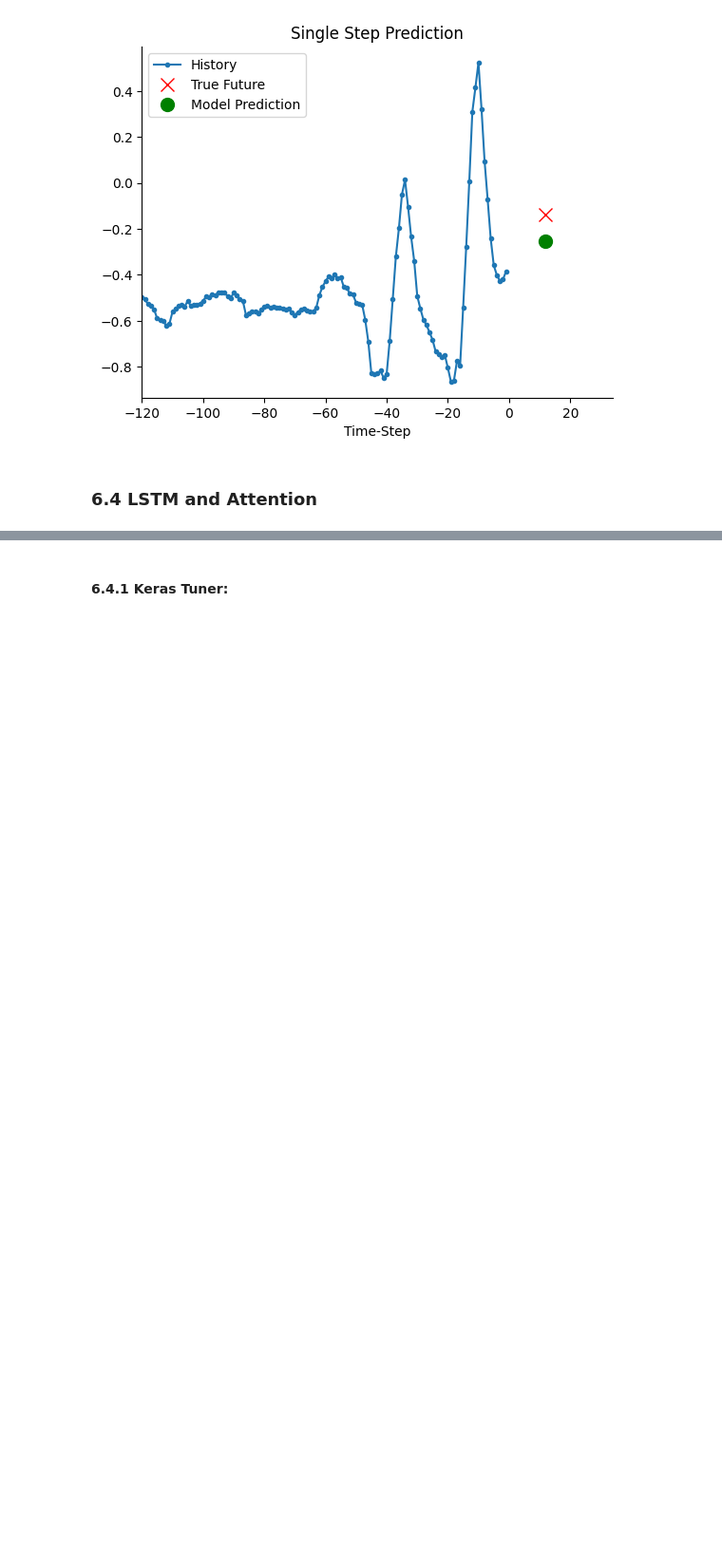
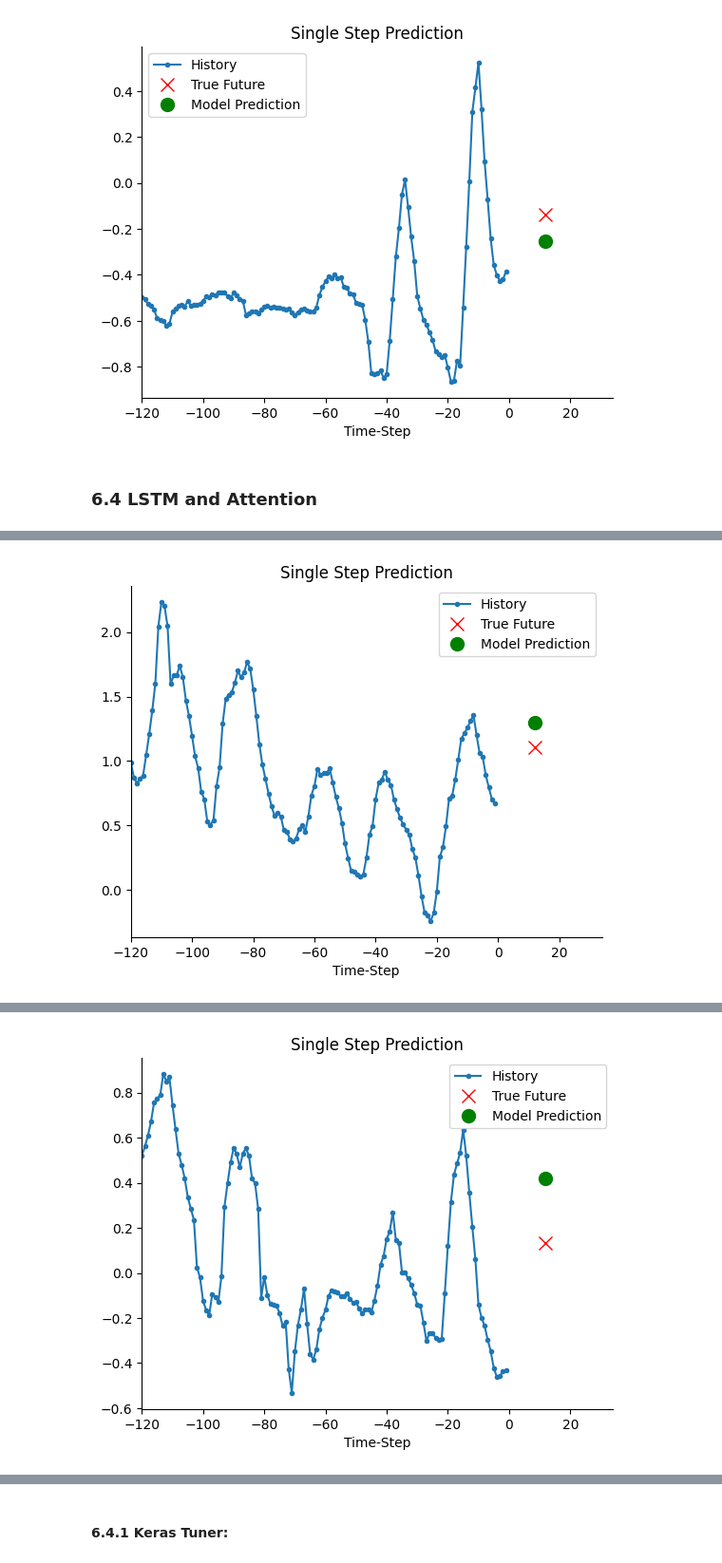
Before and after one commit to fabriziobasso/Time_Series_Files, a Jupyter notebook: TS_Analysis_Keras_file.ipynb, the cells around one changed output, grey strips where cells are left out. Shown at 95% size. Cells and saved outputs as stored; diff of their text form; code cells hidden in the pictures; blank space fills up the shorter version.

```diff
--- a/TS_Analysis_Keras_file.ipynb
+++ b/TS_Analysis_Keras_file.ipynb
@@ -1180,0 +1174,8 @@ performance['Attnetion_v1'] = model_attention.evaluate(data_gen.test)
+# %%
+for x, y in data_gen.val.take(5):
+    show_plot(
+        [x[0][:, 1].numpy(), y[0].numpy(), model_attention.predict(x)[0]],
+        12,
+        "Single Step Prediction",
+    )
+# %% [output]
@@ -1180,0 +1183 @@ performance['Attnetion_v1'] = model_attention.evaluate(data_gen.test)
+[figure, added]
@@ -1180,0 +1185 @@ performance['Attnetion_v1'] = model_attention.evaluate(data_gen.test)
+[figure, added]
```
Also changed, not shown: parts of 38 cells of this notebook.
